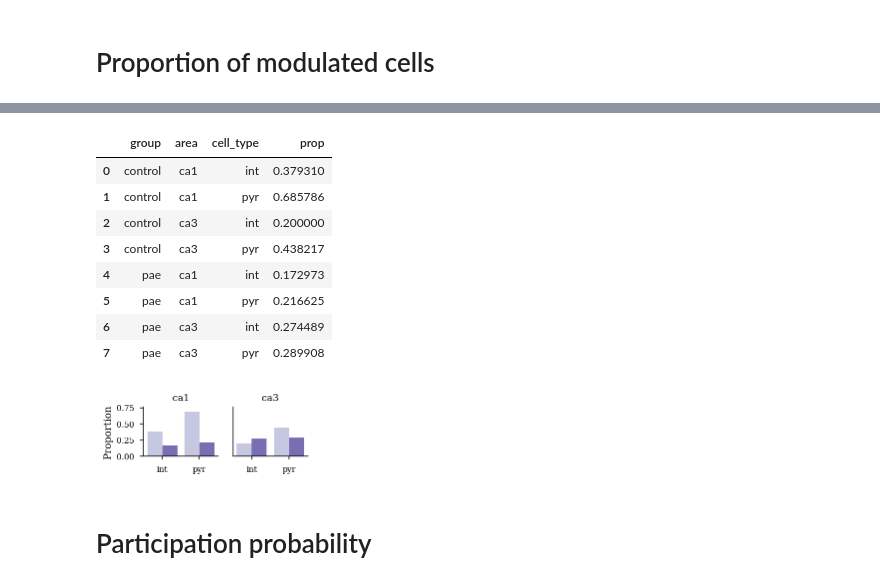
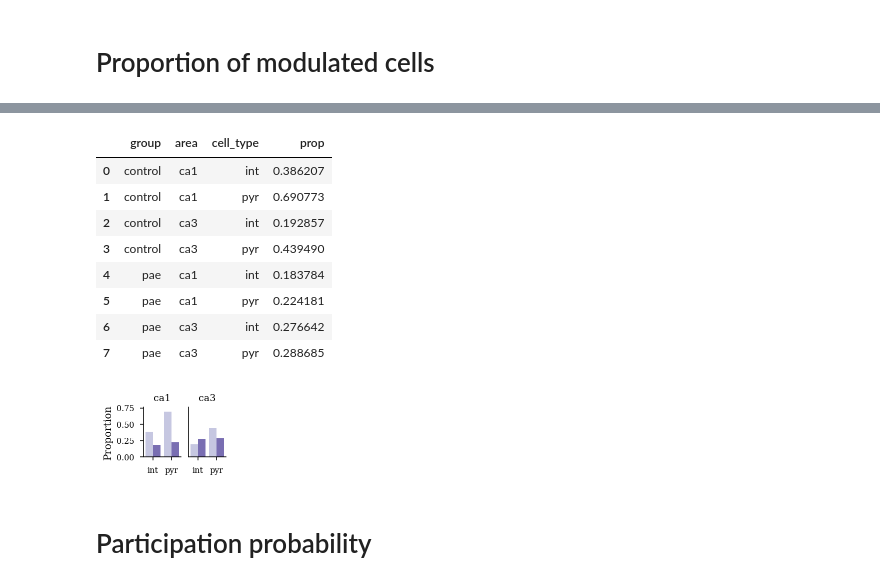
Before and after one commit to ryanharvey1/ripple_analyses, a Jupyter notebook: notebooks/ripple_modulation.ipynb, the cells around one changed output, grey strips where cells are left out. Saved outputs shown, nothing was run; the diff lists cells and outputs as text; code cells hidden in the pictures.

Commit message:
new figures

```diff
--- a/notebooks/ripple_modulation.ipynb
+++ b/notebooks/ripple_modulation.ipynb
@@ -333,6 +423,8 @@ def load_in_everything(save_path):
     shuff_hibound = []
     shuff_lobound = []
     participation_prob = []
+    long_v_short = []
+    rank_order = []
 
     mod_dict = {}
 
@@ -352,6 +444,8 @@ def load_in_everything(save_path):
             shuff_hibound.append(pickle.load(f))
             shuff_lobound.append(pickle.load(f))
             participation_prob.append(pickle.load(f))
+            long_v_short.append(pickle.load(f))
+            rank_order.append(pickle.load(f))
 
     swr_energy = list(itertools.chain(*swr_energy))
     h0 = np.vstack(h0)
@@ -369,6 +463,9 @@ def load_in_everything(save_path):
     shuff_hibound = np.vstack(shuff_hibound)
     shuff_lobound = np.vstack(shuff_lobound)
 
+    long_v_short = list(itertools.chain(*long_v_short))
+    rank_order = list(itertools.chain(*rank_order))
+
     mod_dict = {
         "h0": h0,
         "z": z,
@@ -382,7 +479,9 @@ def load_in_everything(save_path):
         "hi_pass": hi_pass,
         "low_pass": low_pass,
         "shuff_hibound": shuff_hibound,
-        "shuff_lobound": shuff_lobound
+        "shuff_lobound": shuff_lobound,
+        "long_v_short" : long_v_short,
+        "rank_order": rank_order
     }
     return mod_dict
 
@@ -430,6 +521,8 @@ df_cell_class['swr_energy'] = mod_dict['swr_energy']
 df_cell_class['participation_prob'] = mod_dict['participation_prob']
 df_cell_class['hi_pass'] = mod_dict['hi_pass']
 df_cell_class['low_pass'] = mod_dict['low_pass']
+df_cell_class['long_v_short'] = mod_dict['long_v_short']
+df_cell_class['rank_order'] = mod_dict['rank_order']
 
 # group
 control=('RH13','RH14','LS21','LS23','LE2821','LE2823','LEM3116','LEM3120','LEM3216')
@@ -673,12 +780,2 @@ array(['LEM3116', 'LEM3120', 'LEM3124', 'LEM3206', 'LEM3216', 'LEM3246',
 # %%
 df_cell_class['ripple_mod'] = (df_cell_class.hi_pass == True) | (df_cell_class.low_pass == True)
-# %%
-good_cells = ((df_cell_class.n_ripples >= n_ripples) &
-              (df_cell_class.n_spikes >= n_spikes))
-
-df_cell_class['ripple_mod'] = (df_cell_class.hi_pass == True) | (df_cell_class.low_pass == True)
-
-class_counts = pd.crosstab(df_cell_class.ripple_mod[good_cells],[df_cell_class.group[good_cells],df_cell_class.cell_type[good_cells],df_cell_class.area[good_cells]],
-                rownames=['ripple_mod'],
-                colnames=['group','cell_type','area']).apply(lambda r: r/r.sum(), axis=0).stack().reset_index().rename(columns={0:'value'})
-class_counts
@@ -759,47 +841,47 @@ df2 = pd.DataFrame(data=d)
 df2
 # %% [output]
 |  | group | area | cell_type | prop |
-| 0 | control | ca1 | int | 0.379310 |
-| 1 | control | ca1 | pyr | 0.685786 |
-| 2 | control | ca3 | int | 0.200000 |
-| 3 | control | ca3 | pyr | 0.438217 |
-| 4 | pae | ca1 | int | 0.172973 |
-| 5 | pae | ca1 | pyr | 0.216625 |
-| 6 | pae | ca3 | int | 0.274489 |
-| 7 | pae | ca3 | pyr | 0.289908 |
+| 0 | control | ca1 | int | 0.386207 |
+| 1 | control | ca1 | pyr | 0.690773 |
+| 2 | control | ca3 | int | 0.192857 |
+| 3 | control | ca3 | pyr | 0.439490 |
+| 4 | pae | ca1 | int | 0.183784 |
+| 5 | pae | ca1 | pyr | 0.224181 |
+| 6 | pae | ca3 | int | 0.276642 |
+| 7 | pae | ca3 | pyr | 0.288685 |
 # %%
-f, ax = plt.subplots(1,2,figsize=set_size('thesis', fraction=0.5, subplots=(1, 2)))
+f, ax = plt.subplots(1,2,figsize=set_size('thesis', fraction=0.25, subplots=(1, 1)))
 fig.subplots_adjust(hspace = 0, wspace=0)
 ax = ax.ravel()
 
 max_value = 0.76
 
 sns.set_palette(sns.color_palette('Purples',2))
 sns.barplot(x="cell_type", y="prop",hue = "group", data=df2[df2.area=='ca1'],ax=ax[0],saturation=1,alpha=1)
 
 ax[0].legend([],[], frameon=False)
 ax[0].set(ylabel="Proportion")
 # sns.despine(trim=False, left=True)
 ax[0].set_ylim(0,max_value)
 ax[0].set_title('ca1')
 ax[0].set_xlabel('')
 ax[0].set_yticks(np.arange(0,max_value,.25))
 
 
 sns.set_palette(sns.color_palette('Purples',2))
 g = sns.barplot(x="cell_type", y="prop",hue = "group", data=df2[df2.area=='ca3'],ax=ax[1],saturation=1,alpha=1)
 ax[1].legend([],[], frameon=False)
 ax[1].set(ylabel="Proportion")
 ax[1].axes.get_yaxis().set_ticks([])
 ax[1].set_ylabel('')
 ax[1].set_xlabel('')
 ax[1].set_ylim(0,max_value)
 ax[1].set_title('ca3')
 # ax[1].spines["left"].set_visible(False)
 sns.despine(trim=False, right=True)
 
 plt.savefig(r'D:\ryanh\GoogleDrive\school_work\UNM\Lab\Projects\Dissertation\dissertation\inkscape_figs\ripple_recuitment\proportions.svg',dpi=300,bbox_inches='tight')
 # %% [output]
-[figure, old version]
+[figure, new version]
 # %% [markdown]
 # Participation probability
```
Also changed, not shown: parts of 40 cells of this notebook.
